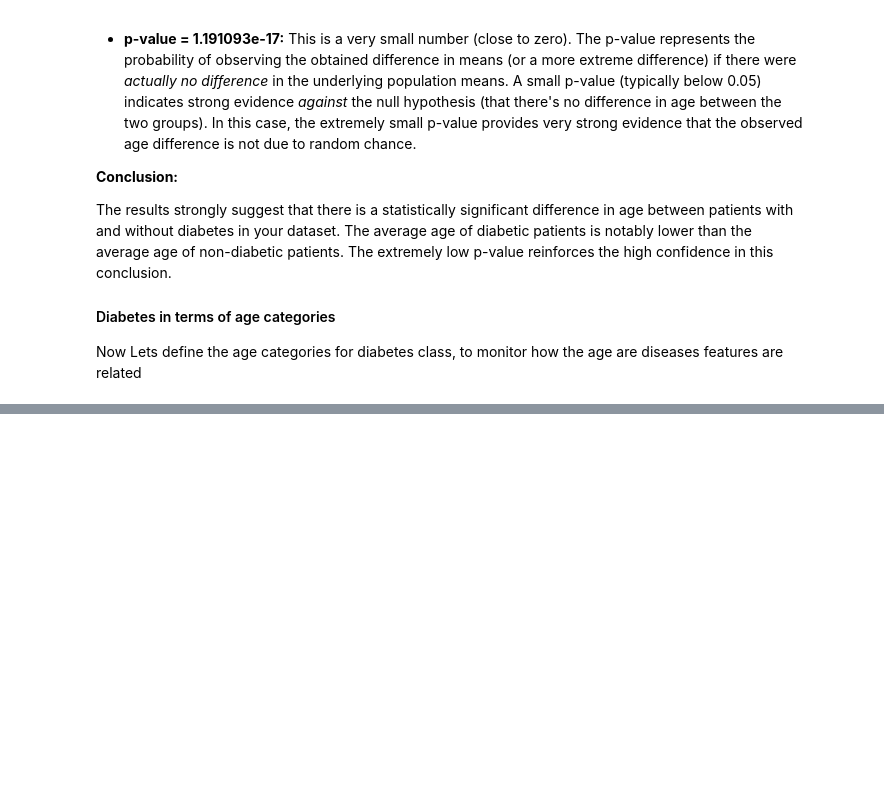
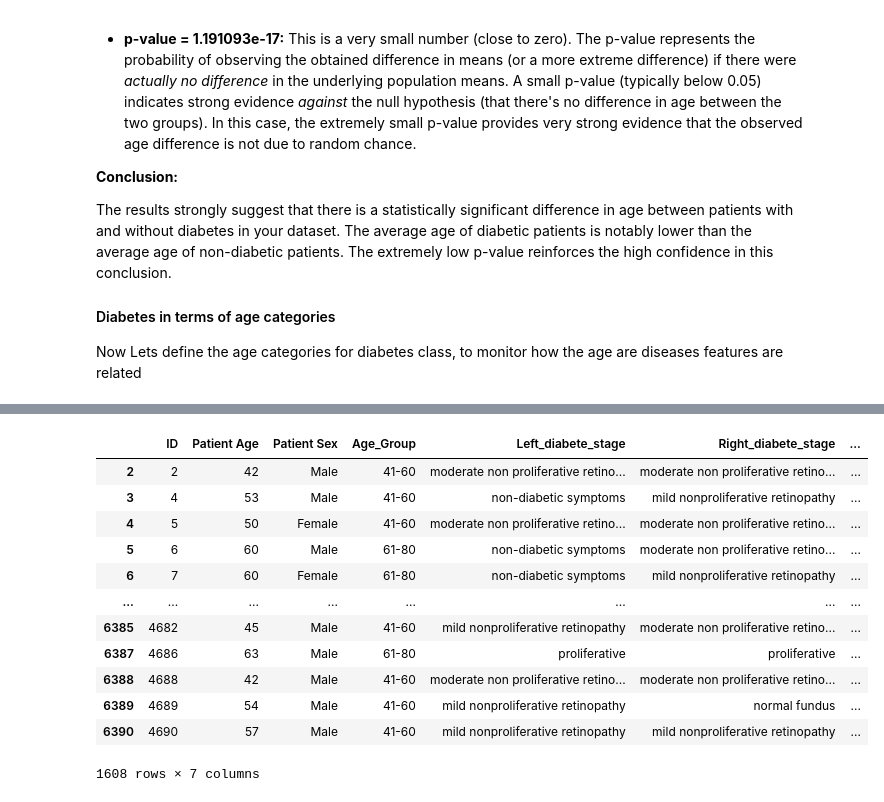
Before and after one commit to tasawar301/final_year_ocular, a Jupyter notebook: OCULAR_1.ipynb, the cells around one changed output, grey strips where cells are left out. Saved outputs shown, nothing was run; the diff lists cells and outputs as text; code cells hidden in the pictures; blank space fills up the shorter version.

```diff
--- a/OCULAR_1.ipynb
+++ b/OCULAR_1.ipynb
@@ -235,0 +244,36 @@ NameError: name 'diabete_stage_df' is not defined
+# %%
+def combine_diabete_stages(row):
+  left_stage = row['Left_diabete_stage']
+  right_stage = row['Right_diabete_stage']
+
+  if 'severe' in str(left_stage).lower() or 'severe' in str(right_stage).lower():
+    return 'severe'
+  elif 'moderate' in str(left_stage).lower() or 'moderate' in str(right_stage).lower():
+    return 'moderate'
+  elif 'mild' in str(left_stage).lower() or 'mild' in str(right_stage).lower():
+    return 'mild'
+  elif 'proliferative' in str(left_stage).lower() or 'proliferative' in str(right_stage).lower():
+    return 'proliferative'
+  elif 'diabetic retinopathy' in str(left_stage).lower() or 'diabetic retinopathy' in str(right_stage).lower():
+    return 'diabetic'
+  elif 'normal' in str(left_stage).lower() or 'normal' in str(right_stage).lower():
+    return 'normal'
+  else:
+    return 'non-diabetic symptoms'
+
+diabete_stage_df['Combined_diabete_stage'] = diabete_stage_df.apply(combine_diabete_stages, axis=1)
+diabete_stage_df
+# %% [output]
+|  | ID | Patient Age | Patient Sex | Age_Group | Left_diabete_stage | Right_diabete_stage | ... |
+| 2 | 2 | 42 | Male | 41-60 | moderate non proliferative retino... | moderate non proliferative retino... | ... |
+| 3 | 4 | 53 | Male | 41-60 | non-diabetic symptoms | mild nonproliferative retinopathy | ... |
+| 4 | 5 | 50 | Female | 41-60 | moderate non proliferative retino... | moderate non proliferative retino... | ... |
+| 5 | 6 | 60 | Male | 61-80 | non-diabetic symptoms | moderate non proliferative retino... | ... |
+| 6 | 7 | 60 | Female | 61-80 | non-diabetic symptoms | mild nonproliferative retinopathy | ... |
+| ... | ... | ... | ... | ... | ... | ... | ... |
+| 6385 | 4682 | 45 | Male | 41-60 | mild nonproliferative retinopathy | moderate non proliferative retino... | ... |
+| 6387 | 4686 | 63 | Male | 61-80 | proliferative | proliferative | ... |
+| 6388 | 4688 | 42 | Male | 41-60 | moderate non proliferative retino... | moderate non proliferative retino... | ... |
+| 6389 | 4689 | 54 | Male | 41-60 | mild nonproliferative retinopathy | normal fundus | ... |
+| 6390 | 4690 | 57 | Male | 41-60 | mild nonproliferative retinopathy | mild nonproliferative retinopathy | ... |
+1608 rows × 7 columns
```
Also changed, not shown: parts of 4 cells of this notebook.
